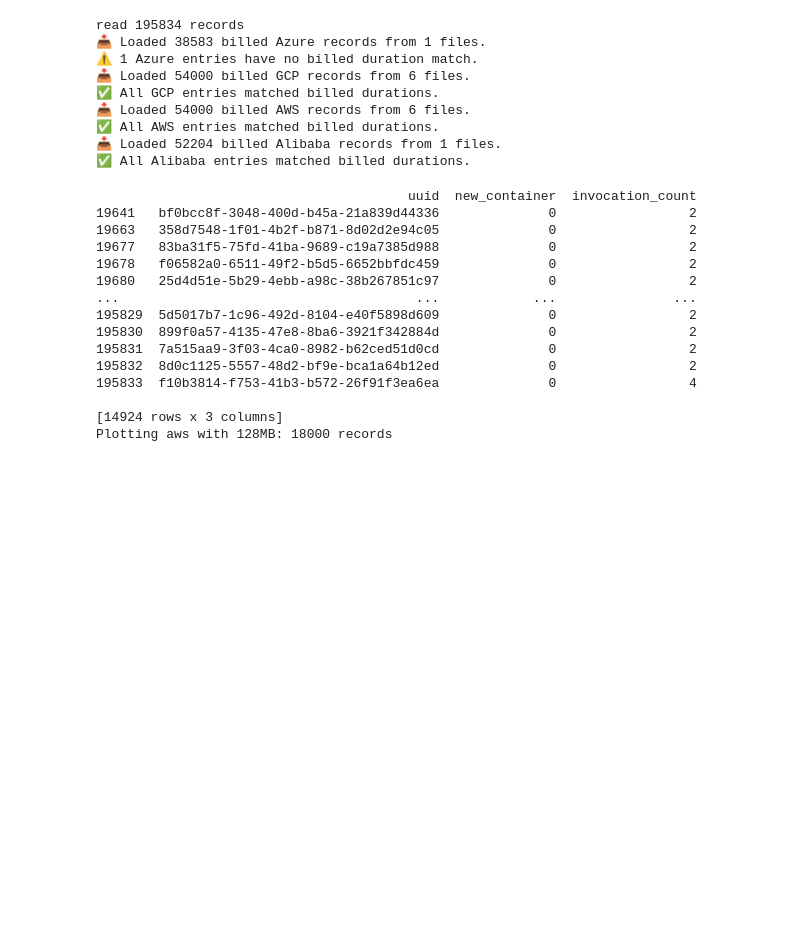
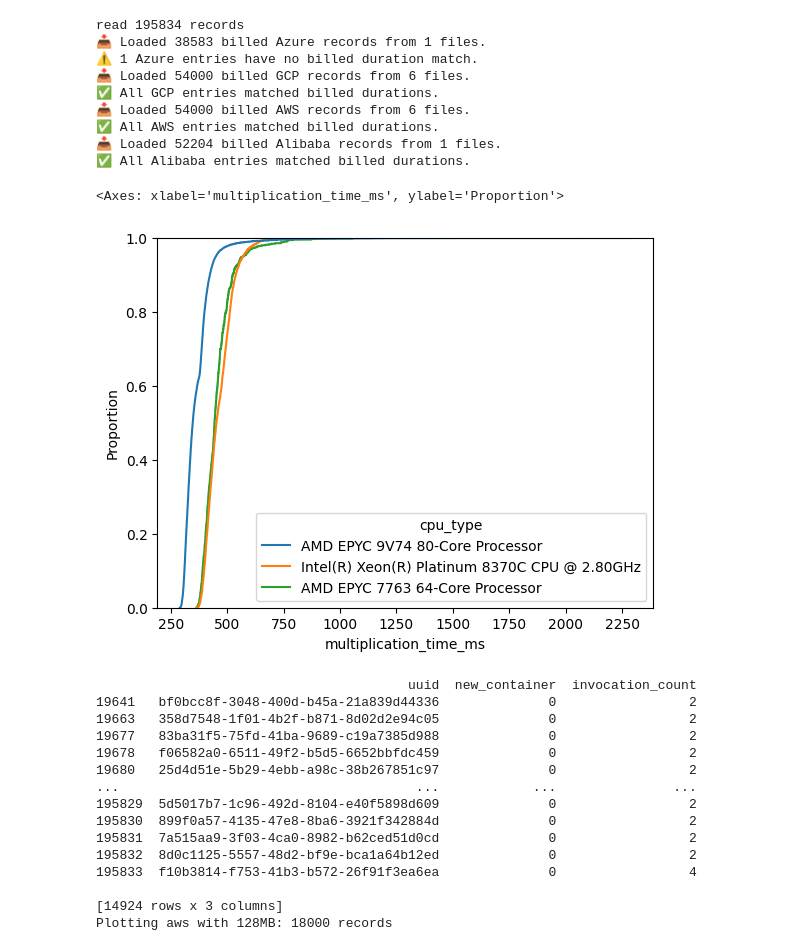
Before and after one commit to Persists/classifaas-results, a Jupyter notebook: stage_b.ipynb, the cells around one changed output. Cells and saved outputs as stored; diff of their text form; code cells hidden in the pictures; blank space fills up the shorter version.

```diff
--- a/stage_b.ipynb
+++ b/stage_b.ipynb
@@ -36,6 +36,15 @@ read 195834 records
 ✅ All AWS entries matched billed durations.
 📥 Loaded 52204 billed Alibaba records from 1 files.
 ✅ All Alibaba entries matched billed durations.
+# %%
+import seaborn as sns
+
+df_filtered = df[(df["provider"] == "azure") & (df["memory_size_mb"] == 2048) & (df["benchmark_type"] == "gemm")]
+
+sns.ecdfplot(data=df_filtered, x="multiplication_time_ms", hue="cpu_type")
+# %% [output]
+<Axes: xlabel='multiplication_time_ms', ylabel='Proportion'>
+[figure, added]
 # %%
 import matplotlib.pyplot as plt
 import seaborn as sns
```
Also changed, not shown: 2 other files.
